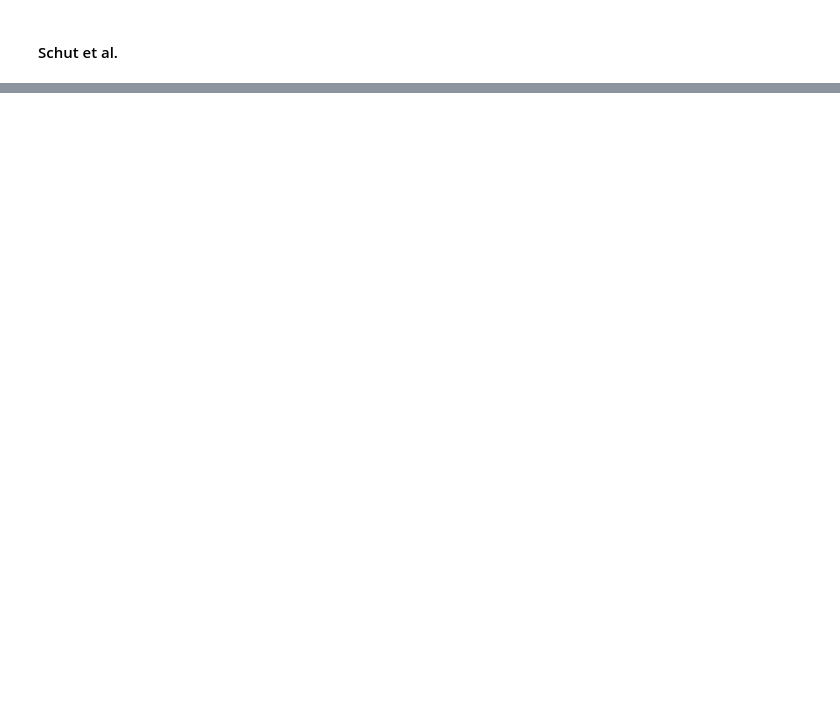
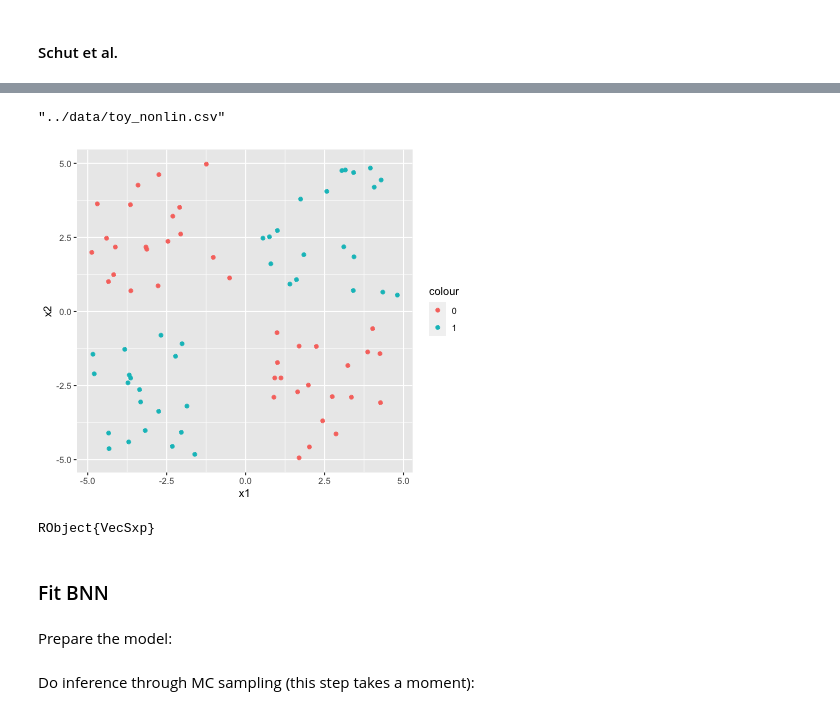
Before and after one commit to JuliaTrustworthyAI/AlgorithmicRecourseDynamics.jl, a Jupyter notebook: tutorials/endogenous_shifts.ipynb, the cells around one changed output, grey strips where cells are left out. Saved outputs shown, nothing was run; the diff lists cells and outputs as text; code cells hidden in the pictures; blank space fills up the shorter version.

```diff
--- a/tutorials/endogenous_shifts.ipynb
+++ b/tutorials/endogenous_shifts.ipynb
@@ -324,0 +337,34 @@ load("www/dynamic_schut.png")
+# %%
+# Number of points to generate.
+N = 80
+M = round(Int, N / 4)
+Random.seed!(1234)
+
+# Generate artificial data.
+x1s = rand(M) * 4.5; x2s = rand(M) * 4.5;
+xt1s = Array([[x1s[i] + 0.5; x2s[i] + 0.5] for i = 1:M])
+x1s = rand(M) * 4.5; x2s = rand(M) * 4.5;
+append!(xt1s, Array([[x1s[i] - 5; x2s[i] - 5] for i = 1:M]))
+
+x1s = rand(M) * 4.5; x2s = rand(M) * 4.5;
+xt0s = Array([[x1s[i] + 0.5; x2s[i] - 5] for i = 1:M])
+x1s = rand(M) * 4.5; x2s = rand(M) * 4.5;
+append!(xt0s, Array([[x1s[i] - 5; x2s[i] + 0.5] for i = 1:M]))
+
+# Store all the data for later.
+xs = [xt1s; xt0s]
+ts = [ones(2*M); zeros(2*M)]
+
+# Write to hard drive.
+df = DataFrame(hcat(ts, transpose(hcat(xs...))), [:y, :x1, :x2])
+CSV.write("../data/toy_nonlin.csv", df)
+# %% [output]
+"../data/toy_nonlin.csv"
+# %%
+df = CSV.read("../data/toy_nonlin.csv", DataFrame);
+p = ggplot(data=df, aes(x=:x1, y=:x2, colour=R"as.factor($df$y)")) +
+    geom_point()
+p
+# %% [output]
+[figure, added]
+RObject{VecSxp}
@@ -324,0 +374,4 @@ load("www/dynamic_schut.png")
+# %% [markdown]
+### Fit BNN
+# %% [markdown]
+Prepare the model:
@@ -324,0 +393,2 @@ load("www/dynamic_schut.png")
+# %% [markdown]
+Do inference through MC sampling (this step takes a moment):
```
Also changed, not shown: parts of 16 cells of this notebook, 17 other files.
